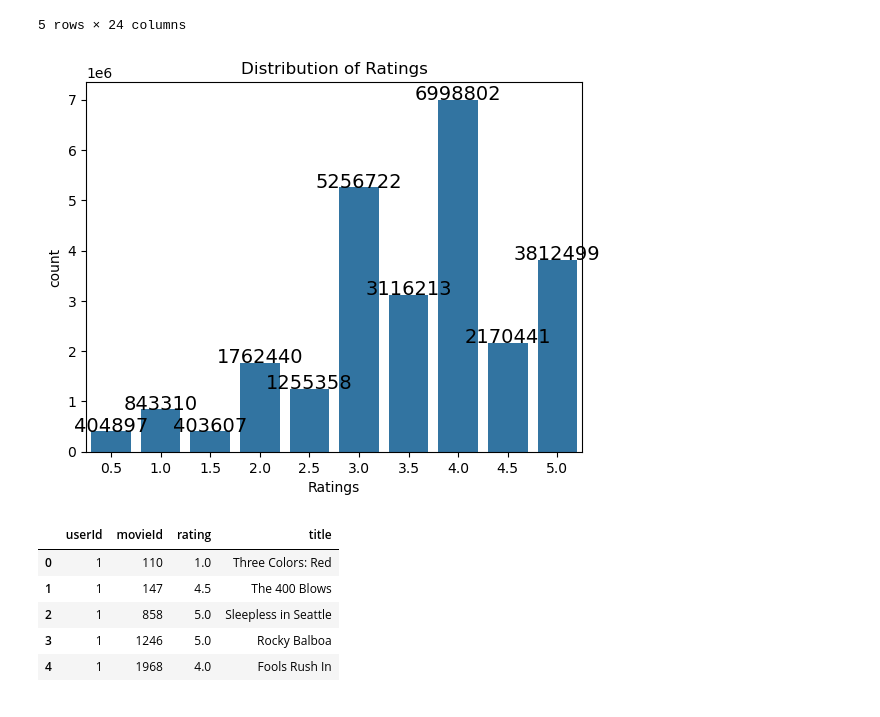
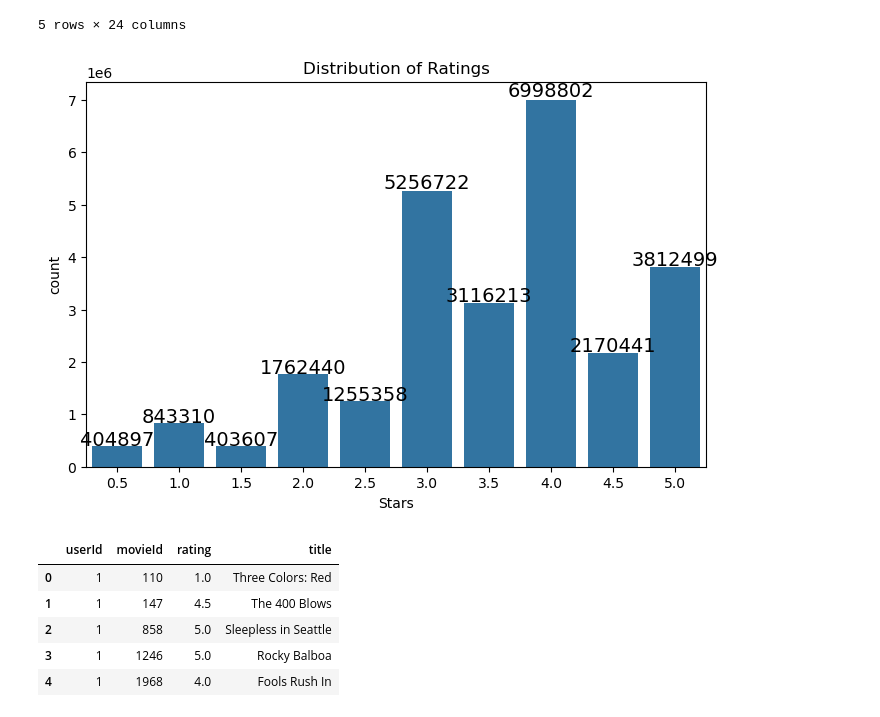
Before and after one commit to jondereka/MovieRecommendationSystem, a Jupyter notebook: MovieRecommendation.ipynb, the cells around one changed output. Drawn from its saved outputs; the diff is of its cells as text; code cells hidden in the pictures.

```diff
--- a/MovieRecommendation.ipynb
+++ b/MovieRecommendation.ipynb
@@ -30,18 +28,19 @@ movies.head()
 # %%
 # Ratings Visualization
 
 # Countplot for distribution of ratings
-axis = sns.countplot(data=ratings, x='rating')
-labels = (ratings['rating'].value_counts().sort_index())
+plt.figure(figsize=(8, 5))
+stars = sns.countplot(data=ratings, x='rating', order=sorted(ratings['rating'].unique()))
+labels = ratings['rating'].value_counts().sort_index()
 plt.title('Distribution of Ratings')
-plt.xlabel('Ratings')
+plt.xlabel('Stars')
 
 # Show number of labels per category
 for i,n in enumerate(labels):
-    axis.text(i, n+100, str(n), horizontalalignment='center', size=14, color='black')
+    stars.text(i, n + n * 0.01, str(n), horizontalalignment='center', size=14, color='black')
 plt.show()
 # %% [output]
-[figure, old version]
+[figure, new version]
 # %%
 # Data Cleaning Process
 
```
Also changed, not shown: parts of 8 cells of this notebook, 1 other file.
